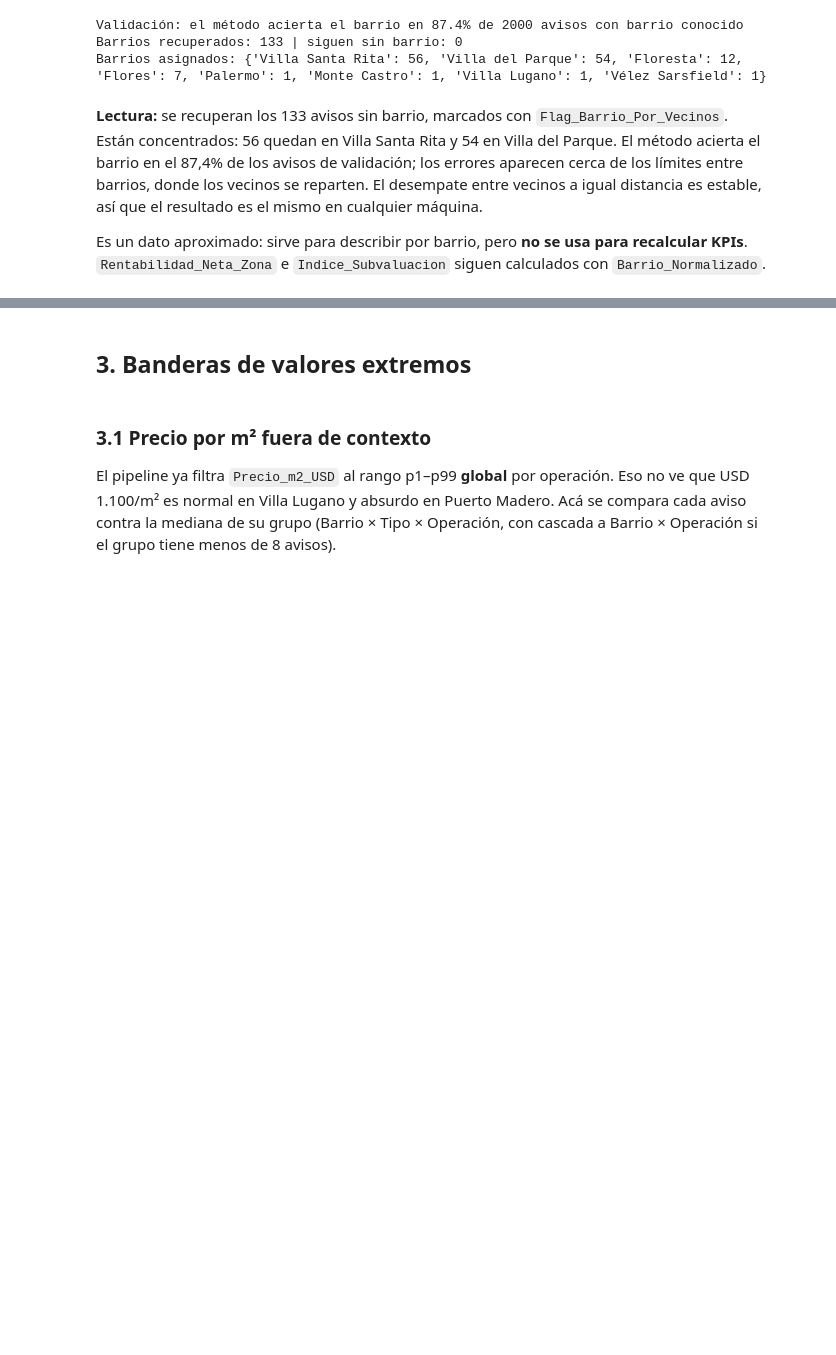
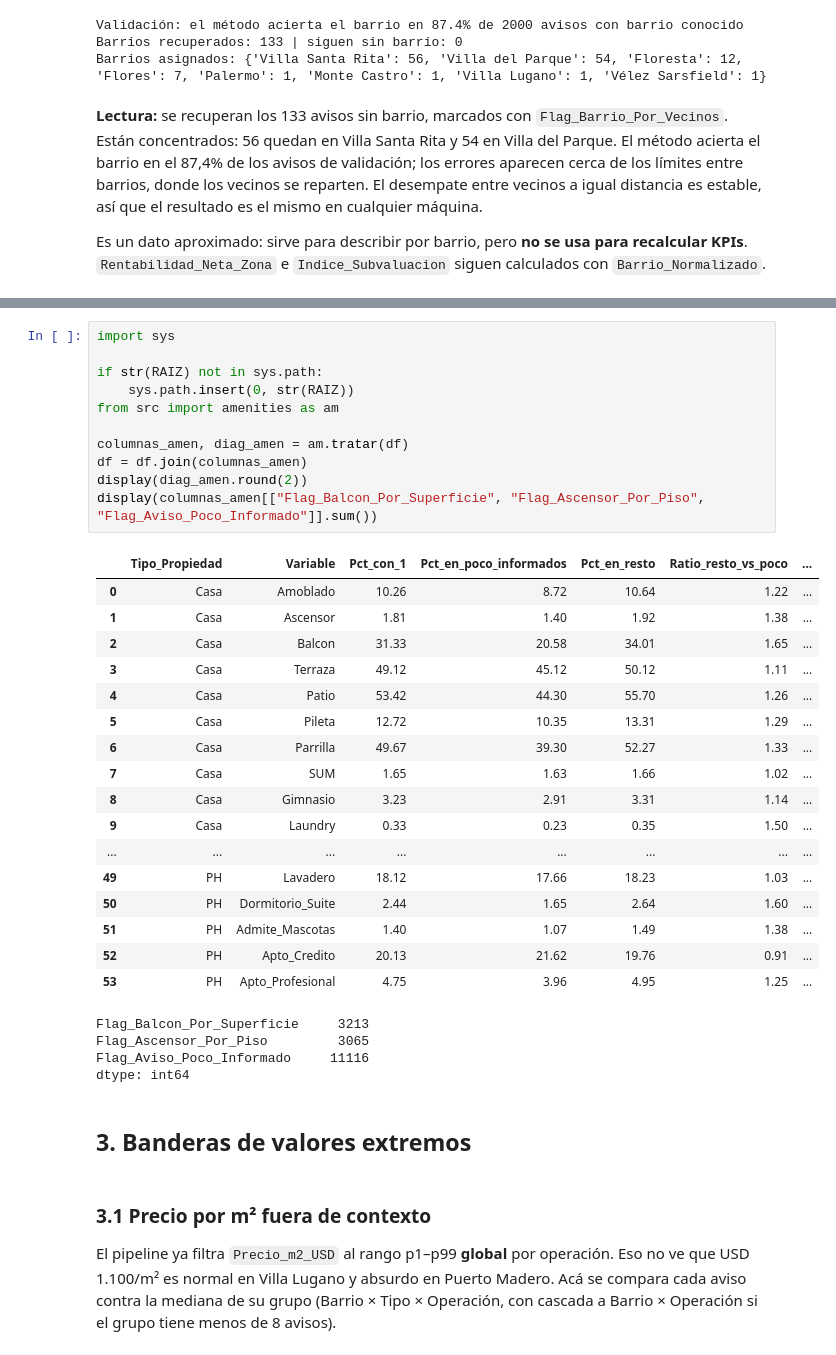
Before and after one commit to FrancisconiMorel/TP-Analisis-Descriptivo-Inmobiliario-CABA, a Jupyter notebook: notebooks/02_calidad_y_limpieza.ipynb, the cells around one changed output, grey strips where cells are left out. Cells and saved outputs as stored; diff of their text form; blank space fills up the shorter version.

```diff
--- a/notebooks/02_calidad_y_limpieza.ipynb
+++ b/notebooks/02_calidad_y_limpieza.ipynb
@@ -913,3 +919,36 @@ Es un dato aproximado: sirve para describir por barrio, pero **no se usa para re
+# %%
+import sys
+
+if str(RAIZ) not in sys.path:
+    sys.path.insert(0, str(RAIZ))
+from src import amenities as am
+
+columnas_amen, diag_amen = am.tratar(df)
+df = df.join(columnas_amen)
+display(diag_amen.round(2))
+display(columnas_amen[["Flag_Balcon_Por_Superficie", "Flag_Ascensor_Por_Piso", "Flag_Aviso_Poco_Informado"]].sum())
+# %% [output]
+|  | Tipo_Propiedad | Variable | Pct_con_1 | Pct_en_poco_informados | Pct_en_resto | Ratio_resto_vs_poco | ... |
+| 0 | Casa | Amoblado | 10.26 | 8.72 | 10.64 | 1.22 | ... |
+| 1 | Casa | Ascensor | 1.81 | 1.40 | 1.92 | 1.38 | ... |
+| 2 | Casa | Balcon | 31.33 | 20.58 | 34.01 | 1.65 | ... |
+| 3 | Casa | Terraza | 49.12 | 45.12 | 50.12 | 1.11 | ... |
+| 4 | Casa | Patio | 53.42 | 44.30 | 55.70 | 1.26 | ... |
+| 5 | Casa | Pileta | 12.72 | 10.35 | 13.31 | 1.29 | ... |
+| 6 | Casa | Parrilla | 49.67 | 39.30 | 52.27 | 1.33 | ... |
+| 7 | Casa | SUM | 1.65 | 1.63 | 1.66 | 1.02 | ... |
+| 8 | Casa | Gimnasio | 3.23 | 2.91 | 3.31 | 1.14 | ... |
+| 9 | Casa | Laundry | 0.33 | 0.23 | 0.35 | 1.50 | ... |
+| ... | ... | ... | ... | ... | ... | ... | ... |
+| 49 | PH | Lavadero | 18.12 | 17.66 | 18.23 | 1.03 | ... |
+| 50 | PH | Dormitorio_Suite | 2.44 | 1.65 | 2.64 | 1.60 | ... |
+| 51 | PH | Admite_Mascotas | 1.40 | 1.07 | 1.49 | 1.38 | ... |
+| 52 | PH | Apto_Credito | 20.13 | 21.62 | 19.76 | 0.91 | ... |
+| 53 | PH | Apto_Profesional | 4.75 | 3.96 | 4.95 | 1.25 | ... |
+Flag_Balcon_Por_Superficie     3213
+Flag_Ascensor_Por_Piso         3065
+Flag_Aviso_Poco_Informado     11116
+dtype: int64
 # %% [markdown]
 ## 3. Banderas de valores extremos
 # %% [markdown]
```
Also changed, not shown: parts of 3 cells of this notebook, 9 other files.
